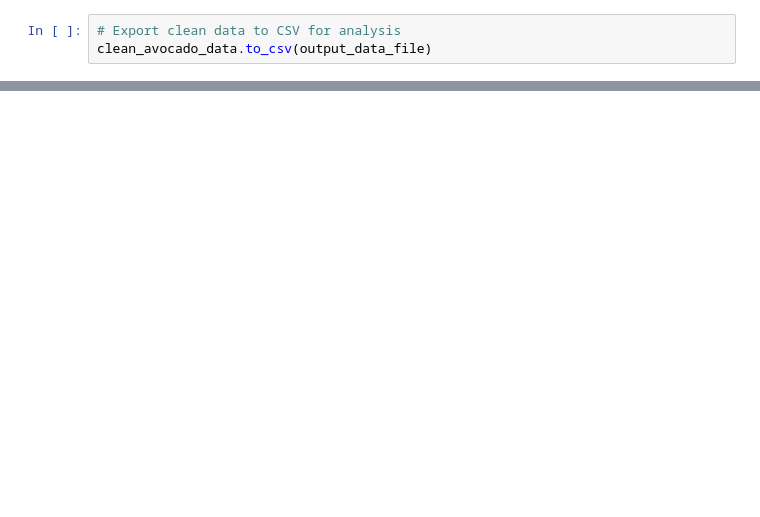
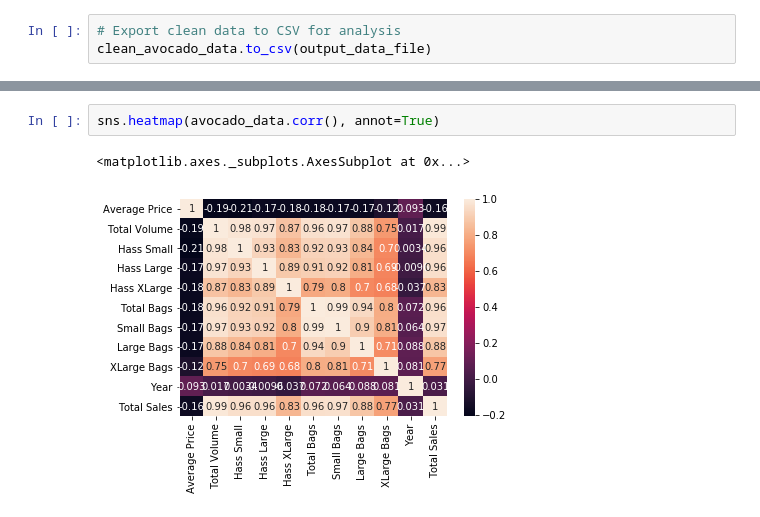
Before and after one commit to busy0312/Porject-1_-Team5, a Jupyter notebook: Avocado_CleanUp & Exploration.ipynb, the cells around one changed output, grey strips where cells are left out. Saved outputs shown, nothing was run; the diff lists cells and outputs as text; blank space fills up the shorter version.

```diff
--- a/Avocado_CleanUp & Exploration.ipynb
+++ b/Avocado_CleanUp & Exploration.ipynb
@@ -169,0 +175,5 @@ avocado_data.describe()
+# %%
+sns.heatmap(avocado_data.corr(), annot=True)
+# %% [output]
+<matplotlib.axes._subplots.AxesSubplot at 0x...>
+[figure, added]
```
Also changed, not shown: parts of 3 cells of this notebook, 1 other file.
